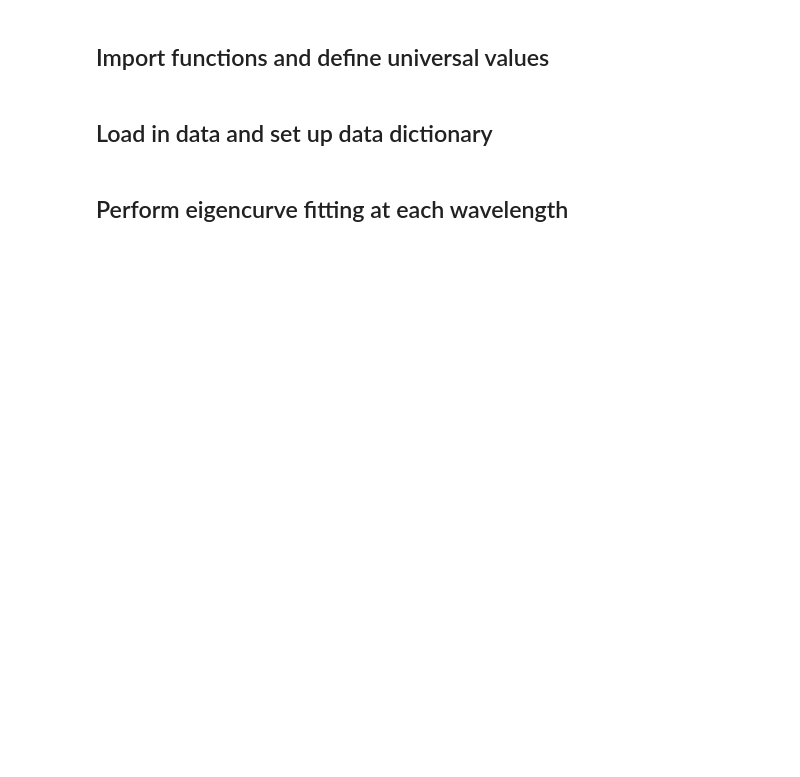
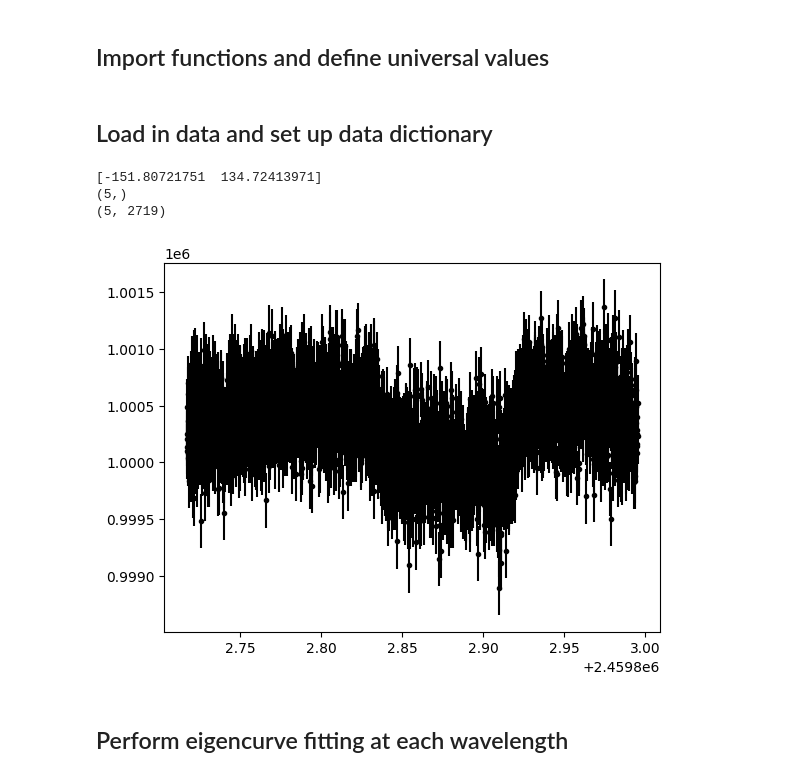
Before and after one commit to meganmansfield/eigenspectra, a Jupyter notebook: master_prefit.ipynb, the cells around one changed output. Saved outputs shown, nothing was run; the diff lists cells and outputs as text; code cells hidden in the pictures; blank space fills up the shorter version.

```diff
--- a/master_prefit.ipynb
+++ b/master_prefit.ipynb
@@ -25,24 +25,32 @@ planetparams['t_sec']=2459802.8786060475 #units of days
 # %% [markdown]
 ## Load in data and set up data dictionary
 # %%
-waveind=16 #for fitting a single wavelength
-specfile=np.load('./real_spec/bin25/ind_bins_'+str(waveind)+'.npz')
-#specfile=np.load('spec_lambin_25.npz')
+# waveind=16 #for fitting a single wavelength
+homedir='/Users/megan/Documents/Projects/JWST_ERS/EclipseMap/'
+# specfile=np.load(homedir+'/real_spec/bin25/ind_bins_'+str(waveind)+'.npz')
+specfile=np.load(homedir+'/real_spec/bin25/spec_lambin_25.npz')
 time=specfile['arr_0']
-#waves=specfile['arr_1']
-waves=np.array([specfile['arr_1']])
-fluxes=specfile['arr_2']+10**6.
-errs=specfile['arr_3']
+waves=specfile['arr_1']
+# waves=np.array([specfile['arr_1']])
+fluxes=specfile['arr_3']+10**6.
+errs=specfile['arr_4']
 extent=np.zeros(2)
 extent[0]=(np.min(time)-planetparams['t_sec'])/planetparams['per']*2.*np.pi-np.pi/2. #minimum observed point, in radians
 extent[1]=(np.max(time)-planetparams['t_sec'])/planetparams['per']*2.*np.pi+np.pi/2. #maximum observed point, in radians
 print(extent*180./np.pi)
+print(np.shape(waves))
+print(np.shape(errs))
 
 plt.figure()
-plt.errorbar(time,fluxes,yerr=errs,color='k',marker='.',linestyle='none')
+plt.errorbar(time,fluxes[0,:],yerr=errs[0,:],color='k',marker='.',linestyle='none')
 plt.show()
 
 datadict={"time (days)":time, "wavelength (um)":waves, "flux (ppm)": fluxes, "flux err (ppm)": errs}
+# %% [output]
+[-151.80721751  134.72413971]
+(5,)
+(5, 2719)
+[figure, added]
 # %% [markdown]
 ## Perform eigencurve fitting at each wavelength
 # %%
```
Also changed, not shown: parts of 2 cells of this notebook, 4 other files.
